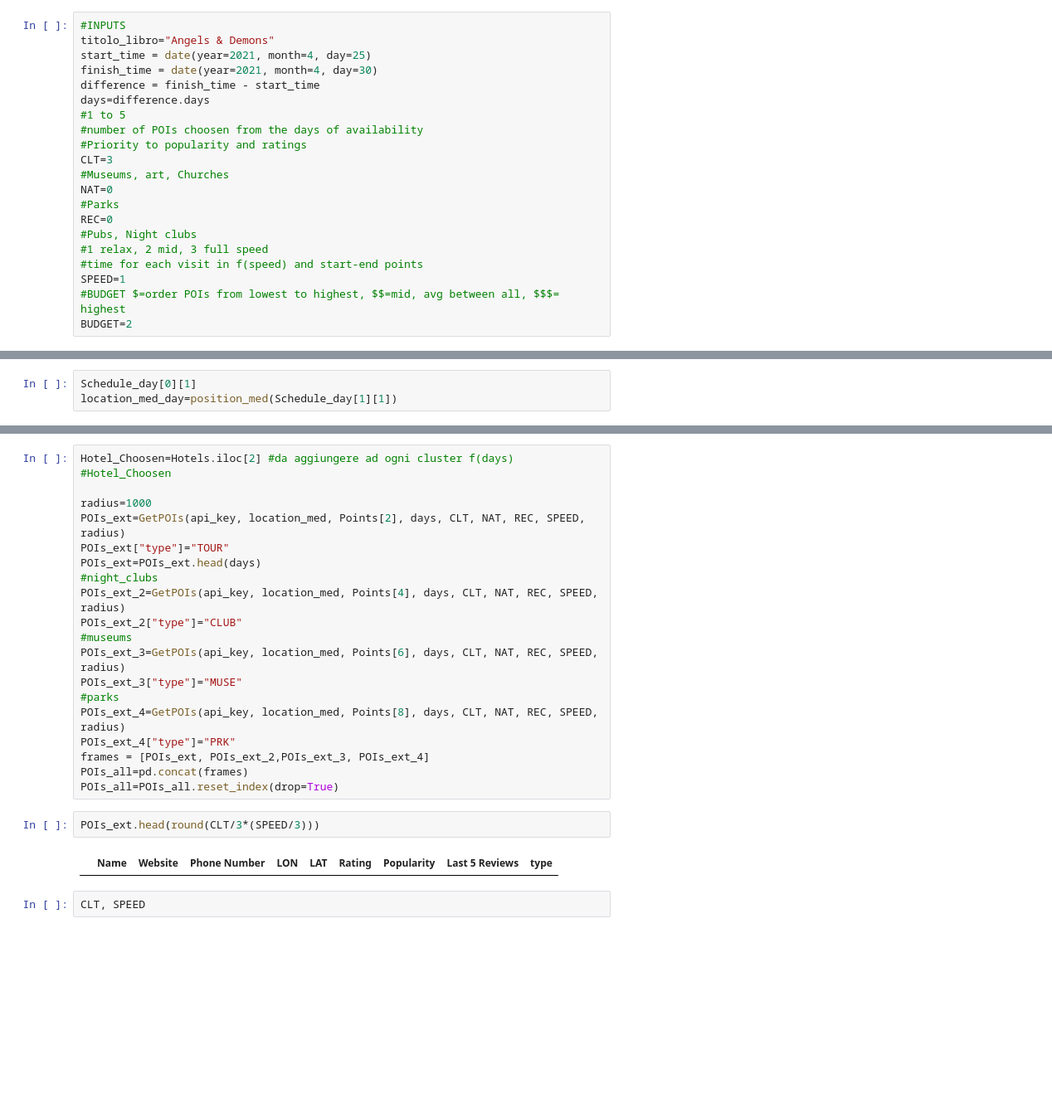
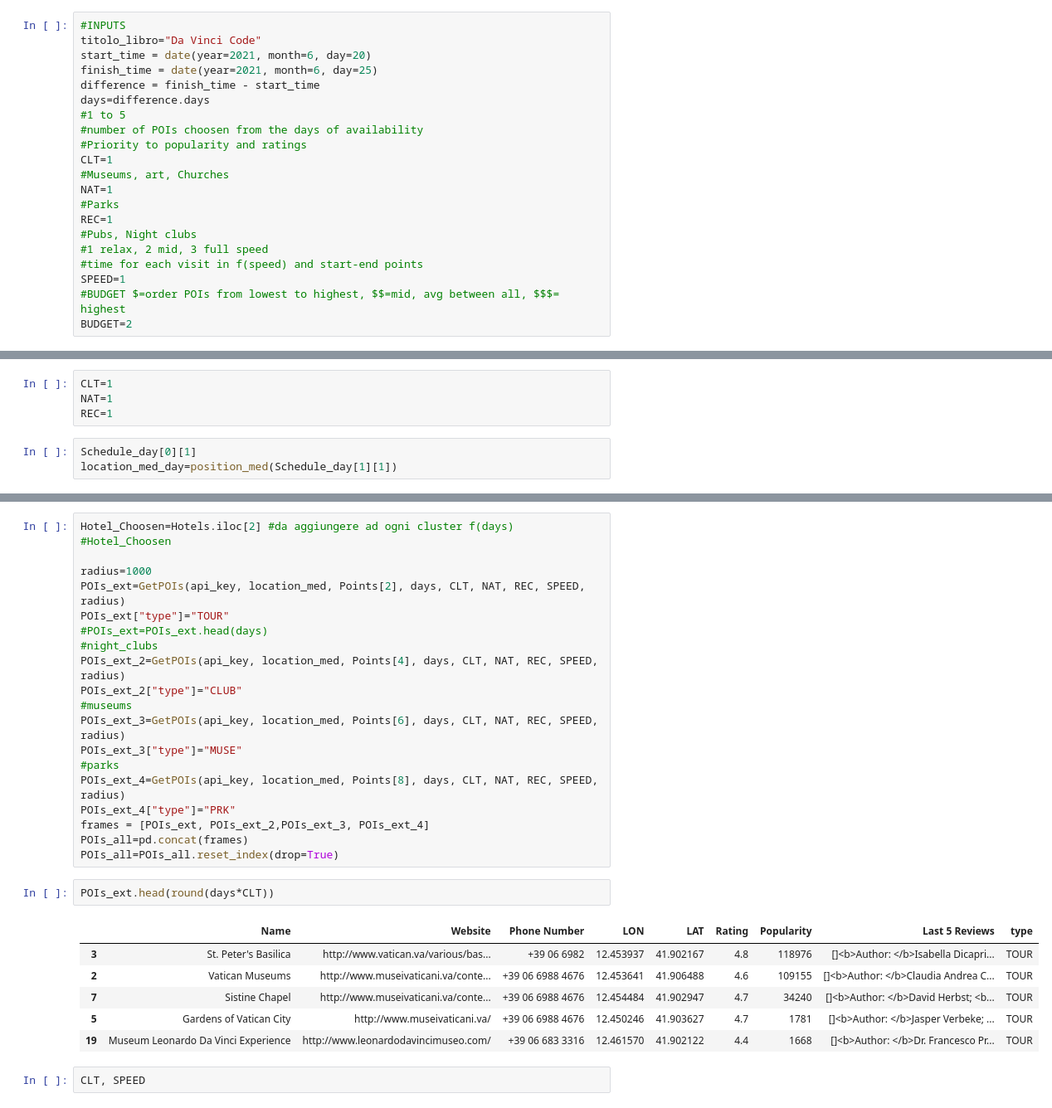
Before and after one commit to pjwork00/ProjectWork, a Jupyter notebook: back-end-python/src/Path_time_API.ipynb, the cells around one changed output, grey strips where cells are left out. Shown: that part at 83% size. Drawn from its saved outputs; the diff is of its cells as text; blank space fills up the shorter version.

```diff
--- a/back-end-python/src/Path_time_API.ipynb
+++ b/back-end-python/src/Path_time_API.ipynb
@@ -312,19 +312,19 @@ def generate_days(Schedule_day):
 ##################################
 # %%
 #INPUTS
-titolo_libro="Angels & Demons"
-start_time = date(year=2021, month=4, day=25)
-finish_time = date(year=2021, month=4, day=30)
+titolo_libro="Da Vinci Code"
+start_time = date(year=2021, month=6, day=20)
+finish_time = date(year=2021, month=6, day=25)
 difference = finish_time - start_time
 days=difference.days
 #1 to 5
 #number of POIs choosen from the days of availability
 #Priority to popularity and ratings
-CLT=3
+CLT=1
 #Museums, art, Churches
-NAT=0
+NAT=1
 #Parks
-REC=0
+REC=1
 #Pubs, Night clubs
 #1 relax, 2 mid, 3 full speed
 #time for each visit in f(speed) and start-end points
@@ -436,6 +439,10 @@ Schedule_day=divide_days(df,days) #Cluster days
 len(Schedule_day)
 # %% [output]
 5
+# %%
+CLT=1
+NAT=1
+REC=1
 # %%
 Schedule_day[0][1]
 location_med_day=position_med(Schedule_day[1][1])
@@ -446,7 +469,7 @@ Hotel_Choosen=Hotels.iloc[2] #da aggiungere ad ogni cluster f(days)
 radius=1000
 POIs_ext=GetPOIs(api_key, location_med, Points[2], days, CLT, NAT, REC, SPEED, radius)
 POIs_ext["type"]="TOUR"
-POIs_ext=POIs_ext.head(days)
+#POIs_ext=POIs_ext.head(days)
 #night_clubs
 POIs_ext_2=GetPOIs(api_key, location_med, Points[4], days, CLT, NAT, REC, SPEED, radius)
 POIs_ext_2["type"]="CLUB"
@@ -460,9 +483,14 @@ frames = [POIs_ext, POIs_ext_2,POIs_ext_3, POIs_ext_4]
 POIs_all=pd.concat(frames)
 POIs_all=POIs_all.reset_index(drop=True)
 # %%
-POIs_ext.head(round(CLT/3*(SPEED/3)))
+POIs_ext.head(round(days*CLT))
 # %% [output]
 |  | Name | Website | Phone Number | LON | LAT | Rating | Popularity | Last 5 Reviews | type |
+| 3 | St. Peter's Basilica | http://www.vatican.va/various/bas... | +39 06 6982 | 12.453937 | 41.902167 | 4.8 | 118976 | []<b>Author: </b>Isabella Dicapri... | TOUR |
+| 2 | Vatican Museums | http://www.museivaticani.va/conte... | +39 06 6988 4676 | 12.453641 | 41.906488 | 4.6 | 109155 | []<b>Author: </b>Claudia Andrea C... | TOUR |
+| 7 | Sistine Chapel | http://www.museivaticani.va/conte... | +39 06 6988 4676 | 12.454484 | 41.902947 | 4.7 | 34240 | []<b>Author: </b>David Herbst; <b... | TOUR |
+| 5 | Gardens of Vatican City | http://www.museivaticani.va/ | +39 06 6988 4676 | 12.450246 | 41.903627 | 4.7 | 1781 | []<b>Author: </b>Jasper Verbeke; ... | TOUR |
+| 19 | Museum Leonardo Da Vinci Experience | http://www.leonardodavincimuseo.com/ | +39 06 683 3316 | 12.461570 | 41.902122 | 4.4 | 1668 | []<b>Author: </b>Dr. Francesco Pr... | TOUR |
 # %%
 CLT, SPEED
 # %% [output]
```
Also changed, not shown: parts of 7 cells of this notebook, 42 other files.
